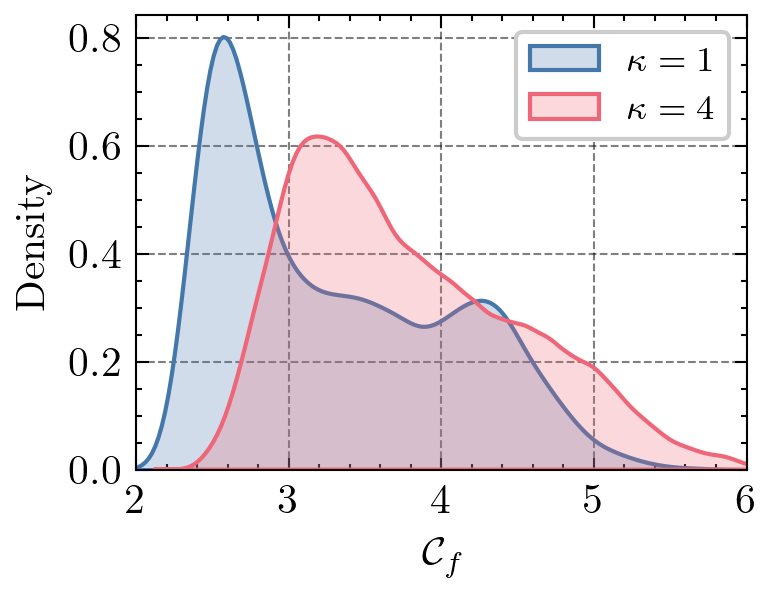
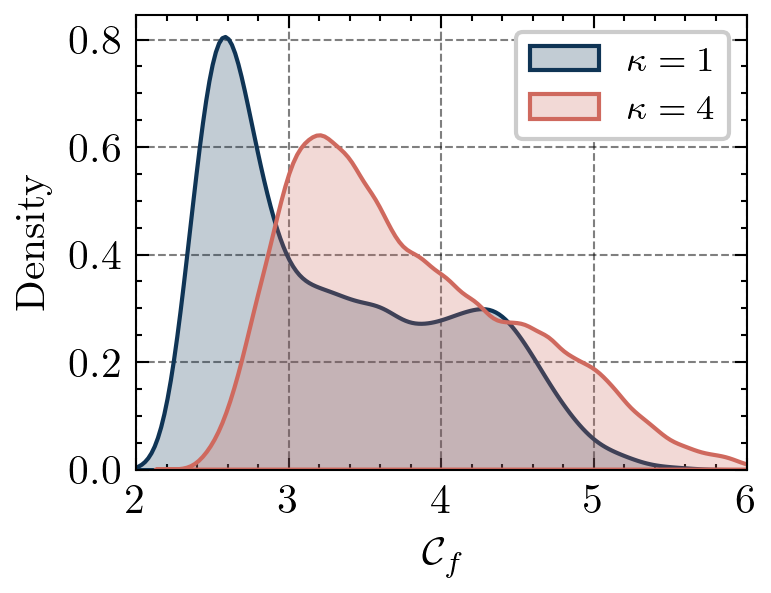
The change to this notebook cell's code, shown as a diff; its figure went from the first image to the second:
--- before
+++ after
@@ -3,6 +3,6 @@
 scale   = 0.75
 _       = fig.set_size_inches(w * scale, h * scale)
-ax      = sns.kdeplot(np.array(centr_vals[-1]), ax=ax, label='$\\kappa = 1$', fill=True)
-ax      = sns.kdeplot(np.array([centr_vals[i] for i in index_vals]).flatten(), ax=ax, label='$\\kappa = 4$', fill=True)
+ax      = sns.kdeplot(np.array(centr_vals[-1]), ax=ax, label='$\\kappa = 1$', fill=True, color=cmaps.lipari(0.1))
+ax      = sns.kdeplot(np.array([centr_vals[i] for i in index_vals]).flatten(), ax=ax, label='$\\kappa = 4$', fill=True, color=cmaps.lipari(0.6))
 _       = ax.set_xlabel('$\mathcal{C}_f$')
 _       = ax.legend(fontsize='small', loc='upper right')

Commit: .